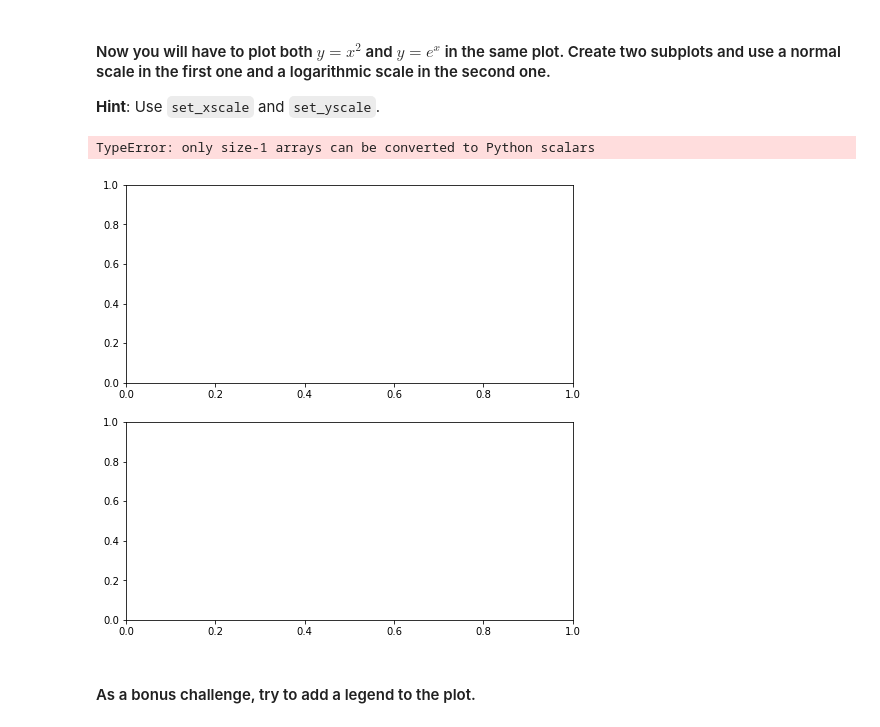
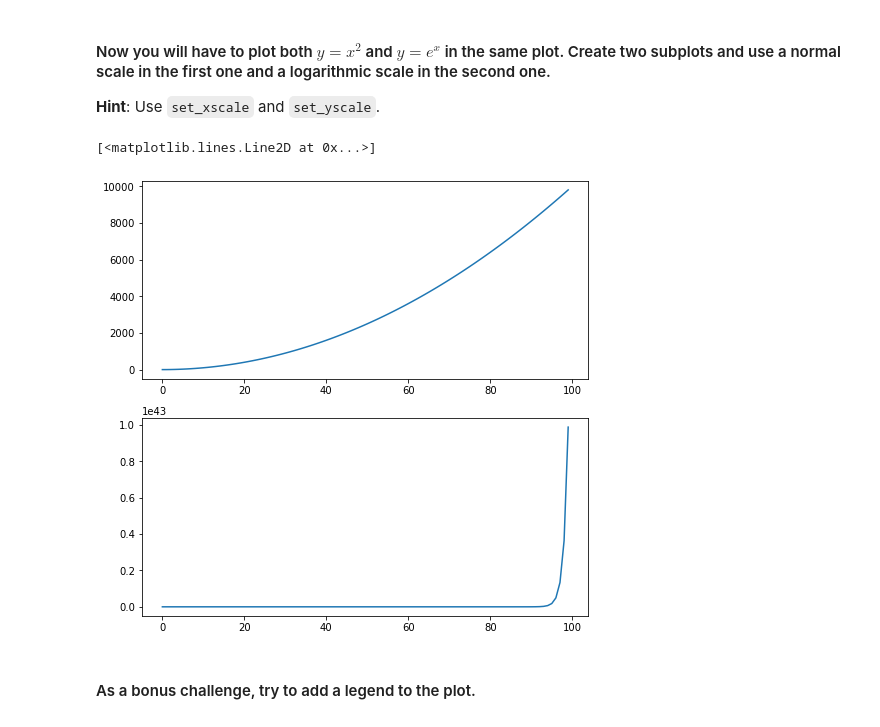
Before and after one commit to Irene9R/dataptmad1121_labs, a Jupyter notebook: module-2/matplotlib-seaborn/your-code/main.ipynb, the cells around one changed output. Drawn from its saved outputs; the diff is of its cells as text; code cells hidden in the pictures.

```diff
--- a/module-2/matplotlib-seaborn/your-code/main.ipynb
+++ b/module-2/matplotlib-seaborn/your-code/main.ipynb
@@ -71,14 +72,15 @@ Text(0, 0.5, 'y')
 # %%
 # your code here
 fig, axs = plt.subplots(ncols=1, nrows=2, figsize=(8,8))
 x = np.arange(0,100)
 y = x**2
-z = math.exp(x)
+e = math.e
+z = e**x
 axs[0].plot(x,y)
 axs[1].plot(x,z)
 # %% [output]
-TypeError: only size-1 arrays can be converted to Python scalars
+[<matplotlib.lines.Line2D at 0x...>]
-[figure, old version]
+[figure, new version]
 # %%
 x = np.arange(0,100)
 
```
Also changed, not shown: parts of 4 cells of this notebook.
